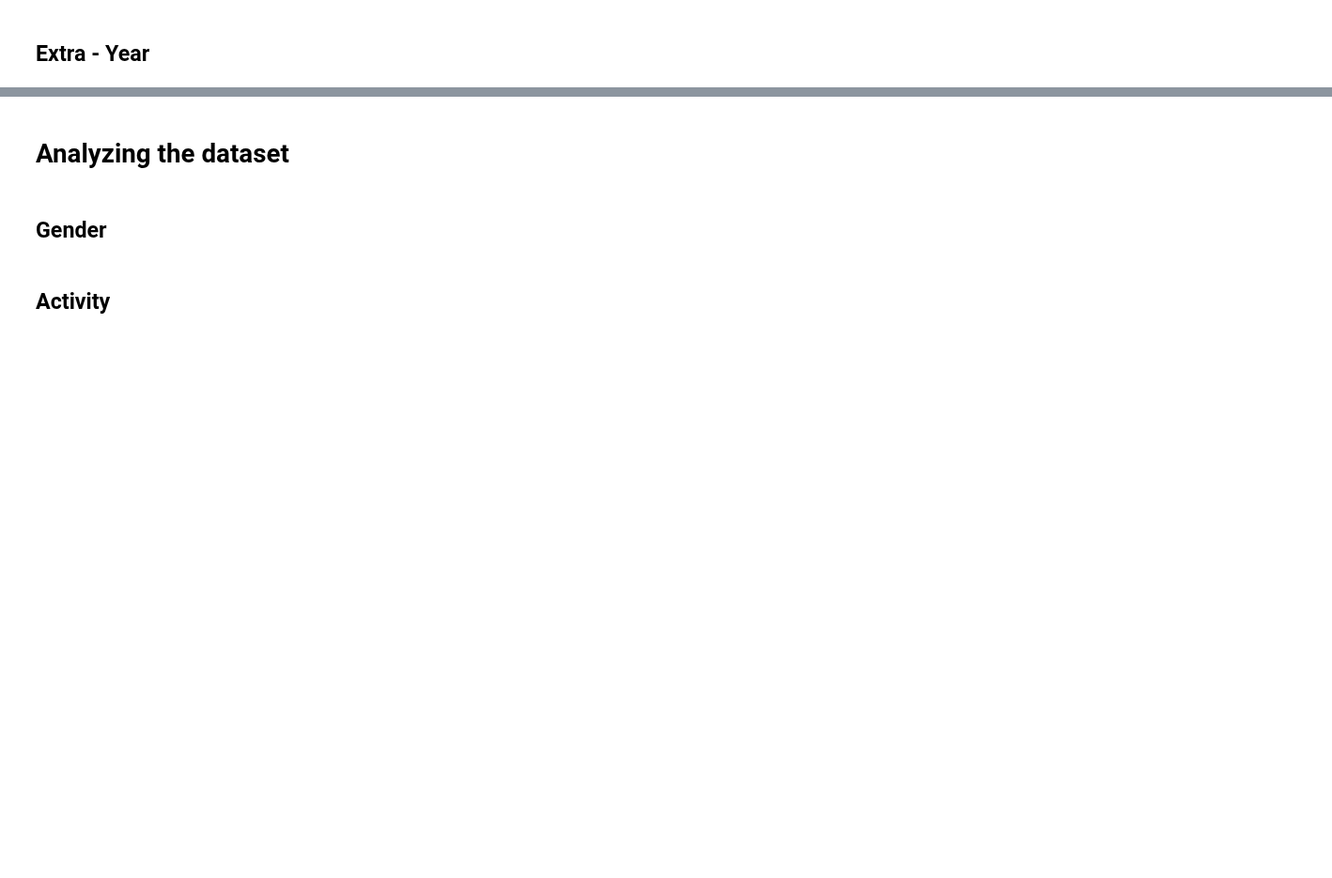
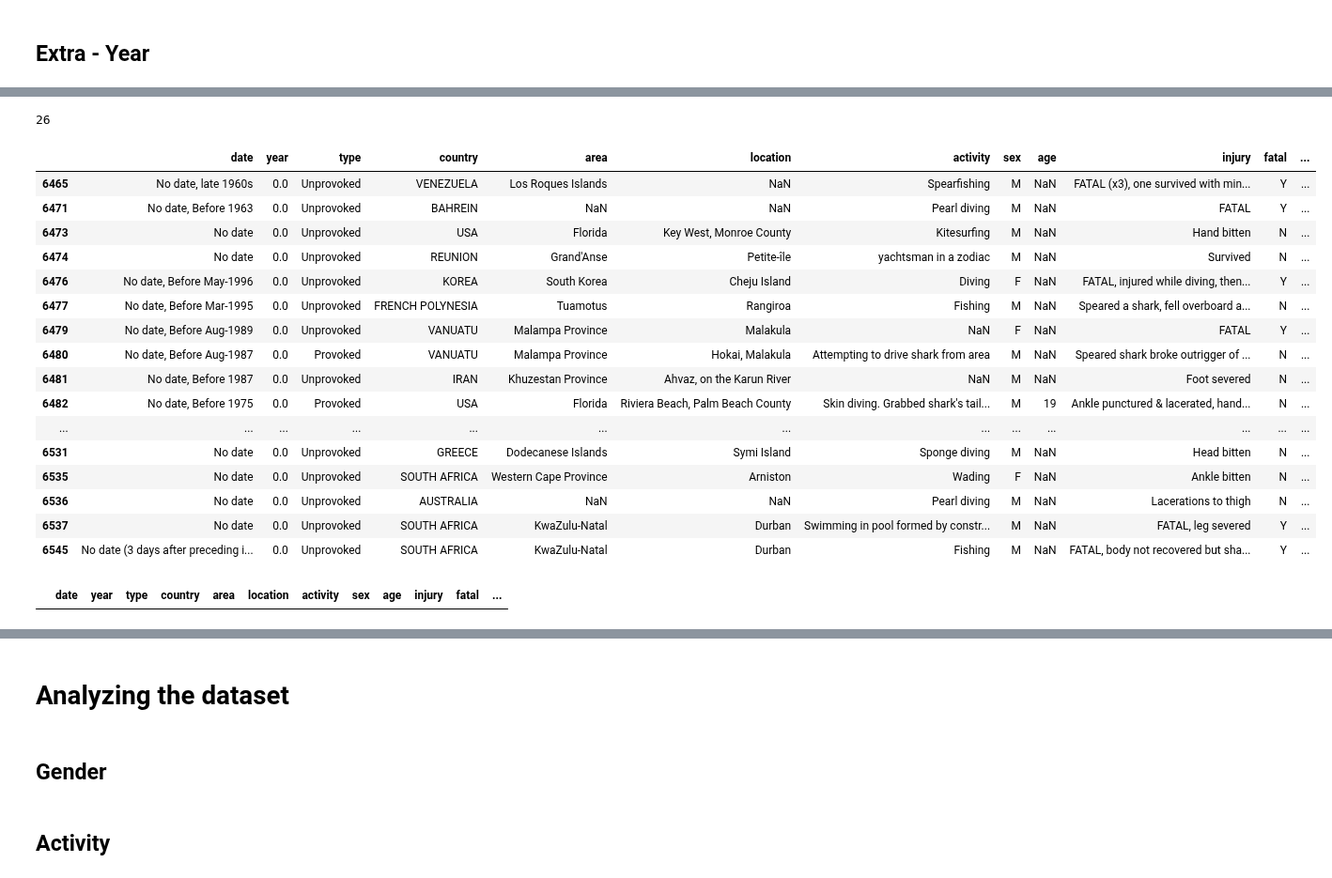
Before and after one commit to gabrielanakasato/ironhack-daft, a Jupyter notebook: proj/w03-project02/proj02-shark-attack.ipynb, the cells around one changed output, grey strips where cells are left out. Shown at 94% size. Drawn from its saved outputs; the diff is of its cells as text; code cells hidden in the pictures; blank space fills up the shorter version.

Commit message:
[daft-w03-d06][proj] Proj. 02 - Shark Attack: Refactoring p.06

```diff
--- a/proj/w03-project02/proj02-shark-attack.ipynb
+++ b/proj/w03-project02/proj02-shark-attack.ipynb
@@ -674,0 +728,6 @@ df.head()
+# %%
+# Remove unnecessary spaces in the values
+df.activity = df.activity.str.strip()
+
+# Check the result
+df.activity.value_counts(dropna=False)
@@ -697,0 +816,30 @@ array([2020., 2019., 2018., 2017.,   nan, 2016., 2015., 2014., 2013.,
+# %%
+pattern = '[Nn]o date'
+len(df[df.date.str.contains(pattern, na=False)].index)
+# %% [output]
+26
+# %%
+pattern = '[Nn]o date'
+df[df.date.str.contains(pattern, na=False)]
+# %% [output]
+|  | date | year | type | country | area | location | activity | sex | age | injury | fatal | ... |
+| 6465 | No date, late 1960s | 0.0 | Unprovoked | VENEZUELA | Los Roques Islands | NaN | Spearfishing | M | NaN | FATAL (x3), one survived with min... | Y | ... |
+| 6471 | No date, Before 1963 | 0.0 | Unprovoked | BAHREIN | NaN | NaN | Pearl diving | M | NaN | FATAL | Y | ... |
+| 6473 | No date | 0.0 | Unprovoked | USA | Florida | Key West, Monroe County | Kitesurfing | M | NaN | Hand bitten | N | ... |
+| 6474 | No date | 0.0 | Unprovoked | REUNION | Grand'Anse | Petite-île | yachtsman in a zodiac | M | NaN | Survived | N | ... |
+| 6476 | No date, Before May-1996 | 0.0 | Unprovoked | KOREA | South Korea | Cheju Island | Diving | F | NaN | FATAL, injured while diving, then... | Y | ... |
+| 6477 | No date, Before Mar-1995 | 0.0 | Unprovoked | FRENCH POLYNESIA | Tuamotus | Rangiroa | Fishing | M | NaN | Speared a shark, fell overboard a... | N | ... |
+| 6479 | No date, Before Aug-1989 | 0.0 | Unprovoked | VANUATU | Malampa Province | Malakula | NaN | F | NaN | FATAL | Y | ... |
+| 6480 | No date, Before Aug-1987 | 0.0 | Provoked | VANUATU | Malampa Province | Hokai, Malakula | Attempting to drive shark from area | M | NaN | Speared shark broke outrigger of ... | N | ... |
+| 6481 | No date, Before 1987 | 0.0 | Unprovoked | IRAN | Khuzestan Province | Ahvaz, on the Karun River | NaN | M | NaN | Foot severed | N | ... |
+| 6482 | No date, Before 1975 | 0.0 | Provoked | USA | Florida | Riviera Beach, Palm Beach County | Skin diving. Grabbed shark's tail... | M | 19 | Ankle punctured & lacerated, hand... | N | ... |
+| ... | ... | ... | ... | ... | ... | ... | ... | ... | ... | ... | ... | ... |
+| 6531 | No date | 0.0 | Unprovoked | GREECE | Dodecanese Islands | Symi Island | Sponge diving | M | NaN | Head bitten | N | ... |
+| 6535 | No date | 0.0 | Unprovoked | SOUTH AFRICA | Western Cape Province | Arniston | Wading | F | NaN | Ankle bitten | N | ... |
+| 6536 | No date | 0.0 | Unprovoked | AUSTRALIA | NaN | NaN | Pearl diving | M | NaN | Lacerations to thigh | N | ... |
+| 6537 | No date | 0.0 | Unprovoked | SOUTH AFRICA | KwaZulu-Natal | Durban | Swimming in pool formed by constr... | M | NaN | FATAL, leg severed | Y | ... |
+| 6545 | No date (3 days after preceding i... | 0.0 | Unprovoked | SOUTH AFRICA | KwaZulu-Natal | Durban | Fishing | M | NaN | FATAL, body not recovered but sha... | Y | ... |
+# %%
+df[df.date.isna()]
+# %% [output]
+|  | date | year | type | country | area | location | activity | sex | age | injury | fatal | ... |
```
Also changed, not shown: parts of 25 cells of this notebook.
